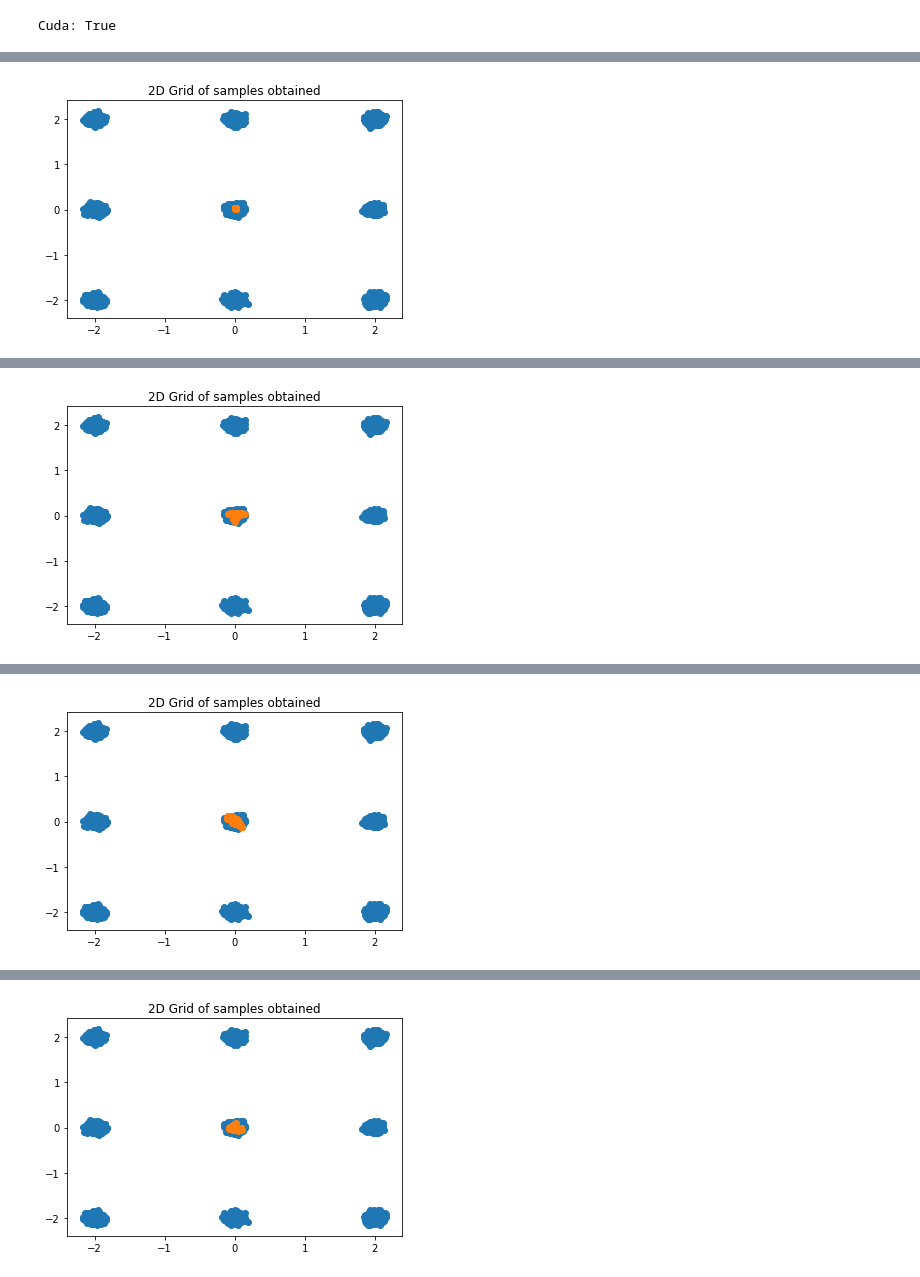
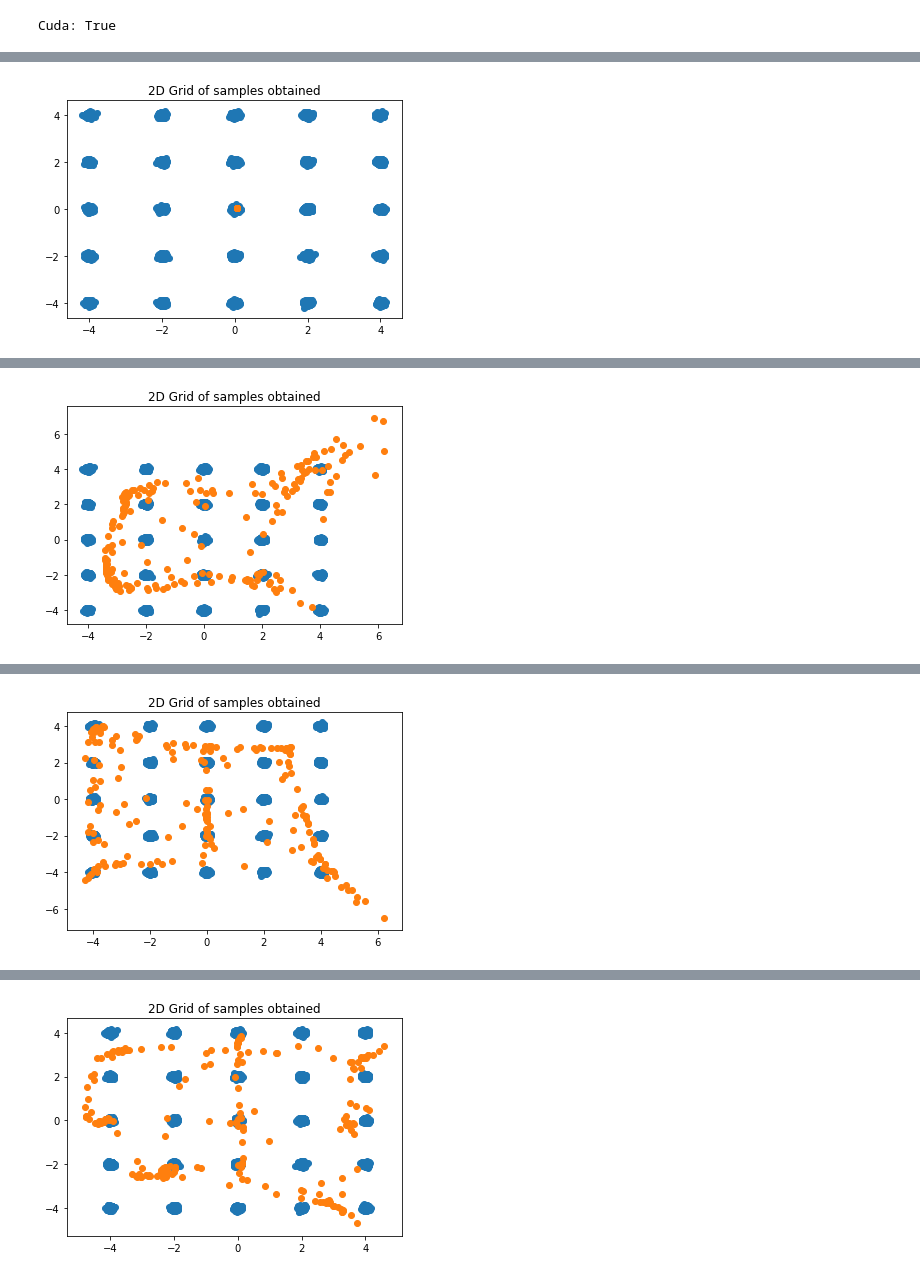
Before and after one commit to narenmanoj/summer-2018-sandbox, a Jupyter notebook: experiments/synthetic/2d_grid.ipynb, the cells around one changed output, grey strips where cells are left out. Drawn from its saved outputs; the diff is of its cells as text; code cells hidden in the pictures.

```diff
--- a/experiments/synthetic/2d_grid.ipynb
+++ b/experiments/synthetic/2d_grid.ipynb
@@ -34,16 +34,15 @@ class Generator(nn.Module):
             layers = [nn.Linear(in_feat, out_feat)]
             if normalize:
                 layers.append(nn.BatchNorm1d(out_feat, 0.8))
-            layers.append(nn.LeakyReLU(0.2, inplace=True))
+            layers.append(nn.LeakyReLU(0.0, inplace=True))
             return layers
 
         self.model = nn.Sequential(
-            *block(latent_dim, 400, normalize=False),
+            *block(latent_dim, 400, normalize=True),
             *block(400, 400),
             *block(400, 400),
             *block(400, 400),
-            nn.Linear(400, int(np.prod(img_shape))),
-            nn.Tanh()
+            nn.Linear(400, int(np.prod(img_shape)))
         )
 
     def forward(self, z):
@@ -105,9 +104,9 @@ Tensor = torch.cuda.FloatTensor if cuda else torch.FloatTensor
 # experiment parameters
 num_epochs = 10000
 num_samples_per_batch = 500
-grid_length = 3
+grid_length = 5
 var = 0.0025
-latent_dim = 100
+latent_dim = 2
 
 # initialize things
 generator = Generator(latent_dim=latent_dim)
@@ -123,7 +122,7 @@ learning_rate = 0.0002
 b1 = 0.5
 b2 = 0.999
 amsgrad = True
-optimizer_G = torch.optim.Adam(generator.parameters(), lr=learning_rate, betas=(b1, b2), amsgrad=amsgrad)
+optimizer_G = torch.optim.Adam(generator.parameters(), lr=8*learning_rate, betas=(b1, b2), amsgrad=amsgrad)
 optimizer_D = torch.optim.Adam(discriminator.parameters(), lr=learning_rate, betas=(b1, b2), amsgrad=amsgrad)
 
 # underlay of true distribution
@@ -144,8 +143,9 @@ for epoch in range(num_epochs):
 
 
     ########## Generator stuff ##########
+    optimizer_G.zero_grad()
     # sample latent z
-    z = Variable(Tensor(np.random.normal(0, 1, (num_samples_per_batch, latent_dim))))
+    z = Variable(Tensor(np.random.normal(loc=0.0, scale=1.0, size=(num_samples_per_batch, latent_dim))))
 
     # get generator output for the latent z
     fake_output = generator(z)
@@ -154,19 +154,17 @@ for epoch in range(num_epochs):
     g_loss = adversarial_loss(discriminator(fake_output), valid)
 
     # gradient descent
-    optimizer_G.zero_grad()
     g_loss.backward()
     optimizer_G.step()
 
     ########## Discriminator stuff ##########
-
+    optimizer_D.zero_grad()
     # see how well the discriminator can discriminate
     real_loss = adversarial_loss(discriminator(real_input), valid)
     fake_loss = adversarial_loss(discriminator(fake_output.detach()), fake)
     d_loss = (real_loss + fake_loss) / 2
 
     # gradient descent
-    optimizer_D.zero_grad()
     d_loss.backward()
     optimizer_D.step()
 
@@ -190 +188 @@ for epoch in range(num_epochs):
-[figure, old version]
+[figure, new version]
@@ -192 +190 @@ for epoch in range(num_epochs):
-[figure, old version]
+[figure, new version]
@@ -194 +192 @@ for epoch in range(num_epochs):
-[figure, old version]
+[figure, new version]
@@ -196 +194 @@ for epoch in range(num_epochs):
-[figure, old version]
+[figure, new version]
```
Also changed, not shown: parts of 3 cells of this notebook.
